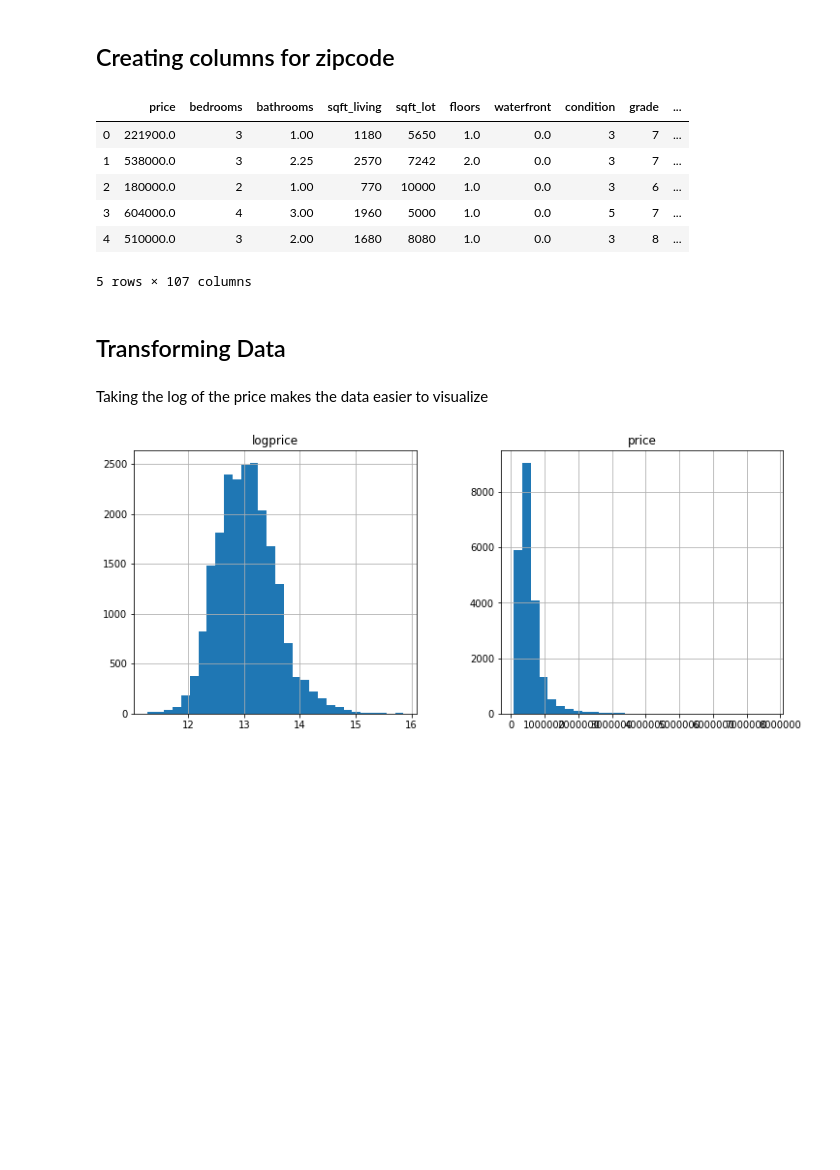
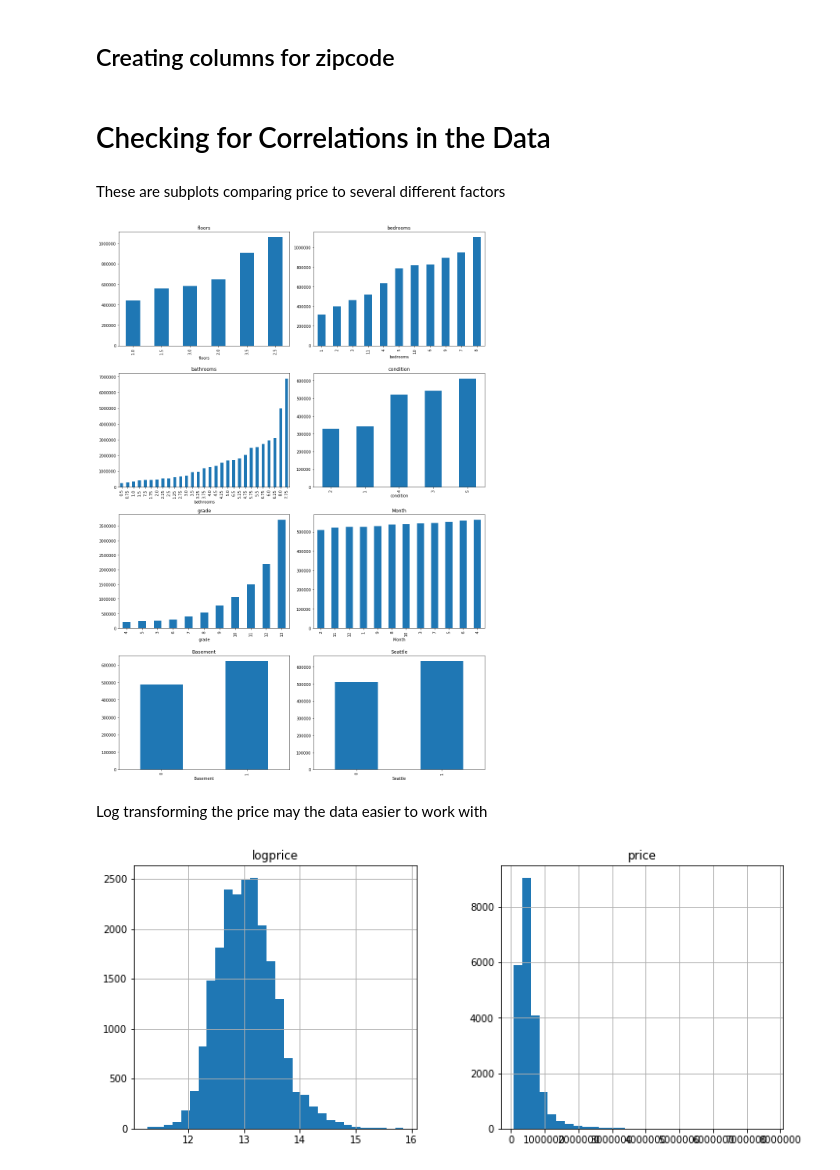
Before and after one commit to aradaha/dsc-mod-2-project-v2-1-onl01-dtsc-ft-030220, a Jupyter notebook: student.ipynb, the cells around one changed output. Cells and saved outputs as stored; diff of their text form; code cells hidden in the pictures; blank space fills up the shorter version.

```diff
--- a/student.ipynb
+++ b/student.ipynb
@@ -248,16 +234,20 @@ new_df = pd.concat([new_df,pd.get_dummies
-# %%
-new_df.head()
-# %% [output]
-|  | price | bedrooms | bathrooms | sqft_living | sqft_lot | floors | waterfront | condition | grade | ... |
-| 0 | 221900.0 | 3 | 1.00 | 1180 | 5650 | 1.0 | 0.0 | 3 | 7 | ... |
-| 1 | 538000.0 | 3 | 2.25 | 2570 | 7242 | 2.0 | 0.0 | 3 | 7 | ... |
-| 2 | 180000.0 | 2 | 1.00 | 770 | 10000 | 1.0 | 0.0 | 3 | 6 | ... |
-| 3 | 604000.0 | 4 | 3.00 | 1960 | 5000 | 1.0 | 0.0 | 5 | 7 | ... |
-| 4 | 510000.0 | 3 | 2.00 | 1680 | 8080 | 1.0 | 0.0 | 3 | 8 | ... |
-5 rows × 107 columns
-# %% [markdown]
-## Transforming Data
+# %% [markdown]
+# Checking for Correlations in the Data
+# %% [markdown]
+These are subplots comparing price to several different factors
+# %%
+fig, axes = plt.subplots(nrows=4, ncols=2, figsize=(14,20))
+variables = ['floors', 'bedrooms', 'bathrooms', 'condition', 'grade', 'Month', 'Basement', 'Seattle']
+
+for column, ax in zip(variables, axes.flatten()):
+    (df.groupby(column).mean()['price'].sort_values().plot.bar(ax=ax))
+
+    ax.set_title(column)
+
+fig.tight_layout()
+# %% [output]
+[figure, added]
 # %% [markdown]
-Taking the log of the price makes the data easier to visualize
+Log transforming the price may the data easier to work with
 # %%
 df['logprice'] = np.log(df['price'])
```
Also changed, not shown: parts of 49 cells of this notebook.
